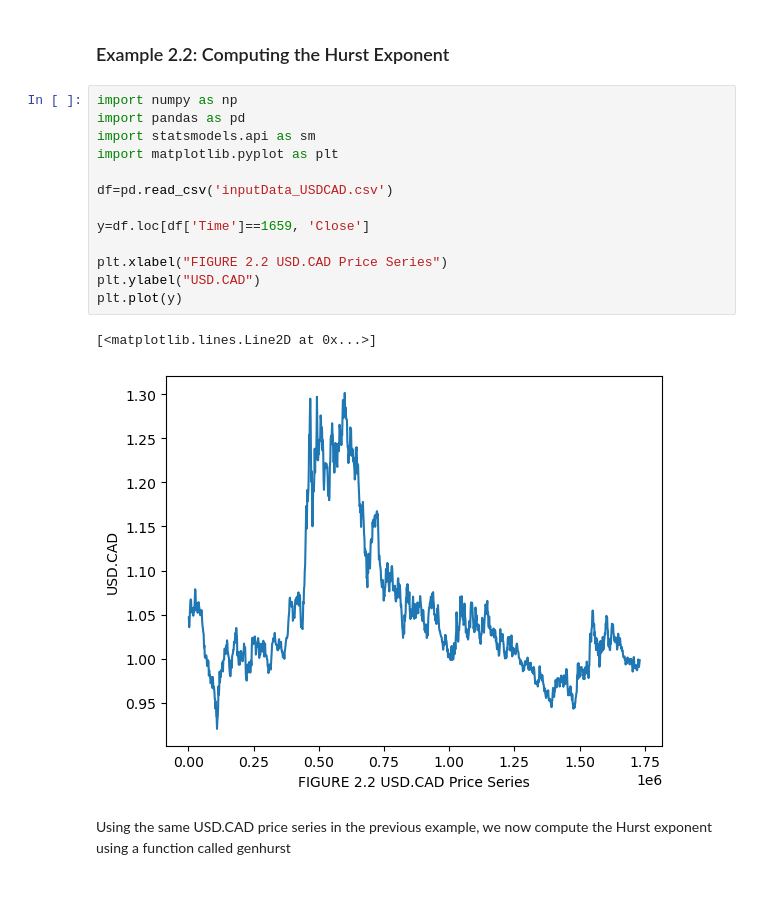
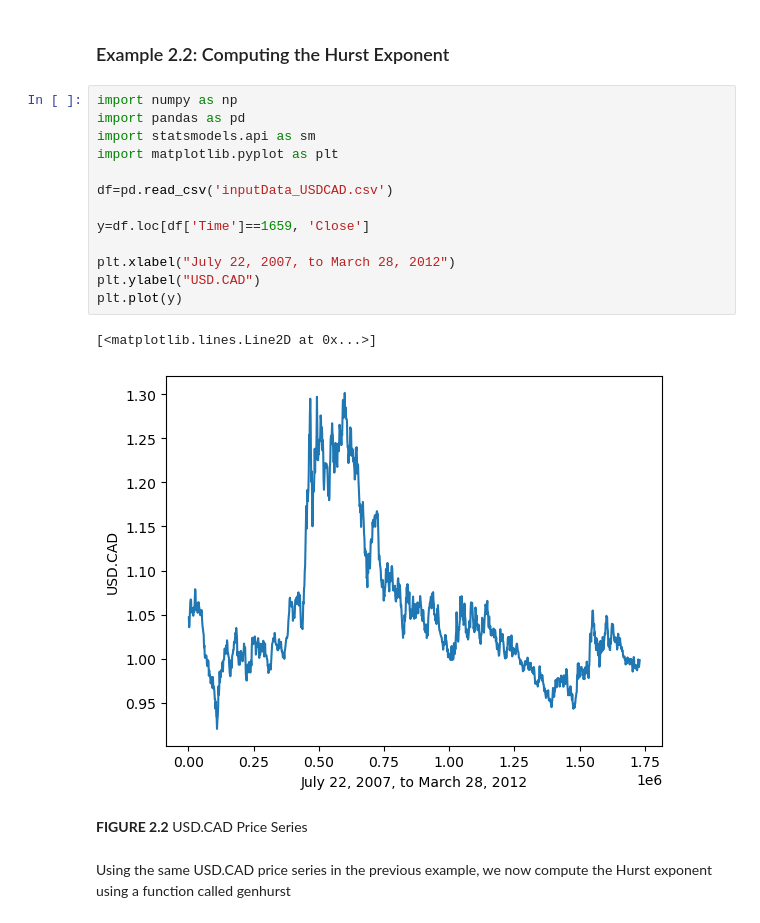
Before and after one commit to usunyu/quant-for-manna, a Jupyter notebook: Algorithmic Trading - Winning Strategies and Their Rationale/Example2_2_Computing_the_Hurst_Exponent.ipynb, the cells around one changed output. Drawn from its saved outputs; the diff is of its cells as text; blank space fills up the shorter version.

```diff
--- a/Algorithmic Trading - Winning Strategies and Their Rationale/Example2_2_Computing_the_Hurst_Exponent.ipynb
+++ b/Algorithmic Trading - Winning Strategies and Their Rationale/Example2_2_Computing_the_Hurst_Exponent.ipynb
@@ -35,19 +35,21 @@ $$
 # %%
 import numpy as np
 import pandas as pd
 import statsmodels.api as sm
 import matplotlib.pyplot as plt
 
 df=pd.read_csv('inputData_USDCAD.csv')
 
 y=df.loc[df['Time']==1659, 'Close']
 
-plt.xlabel("FIGURE 2.2 USD.CAD Price Series")
+plt.xlabel("July 22, 2007, to March 28, 2012")
 plt.ylabel("USD.CAD")
 plt.plot(y)
 # %% [output]
 [<matplotlib.lines.Line2D at 0x...>]
-[figure, old version]
+[figure, new version]
+# %% [markdown]
+**FIGURE 2.2** USD.CAD Price Series
 # %% [markdown]
 Using the same USD.CAD price series in the previous example, we now compute the Hurst exponent using a function called genhurst
 # %%
```
Also changed, not shown: parts of 1 cell of this notebook, 2 other files.
